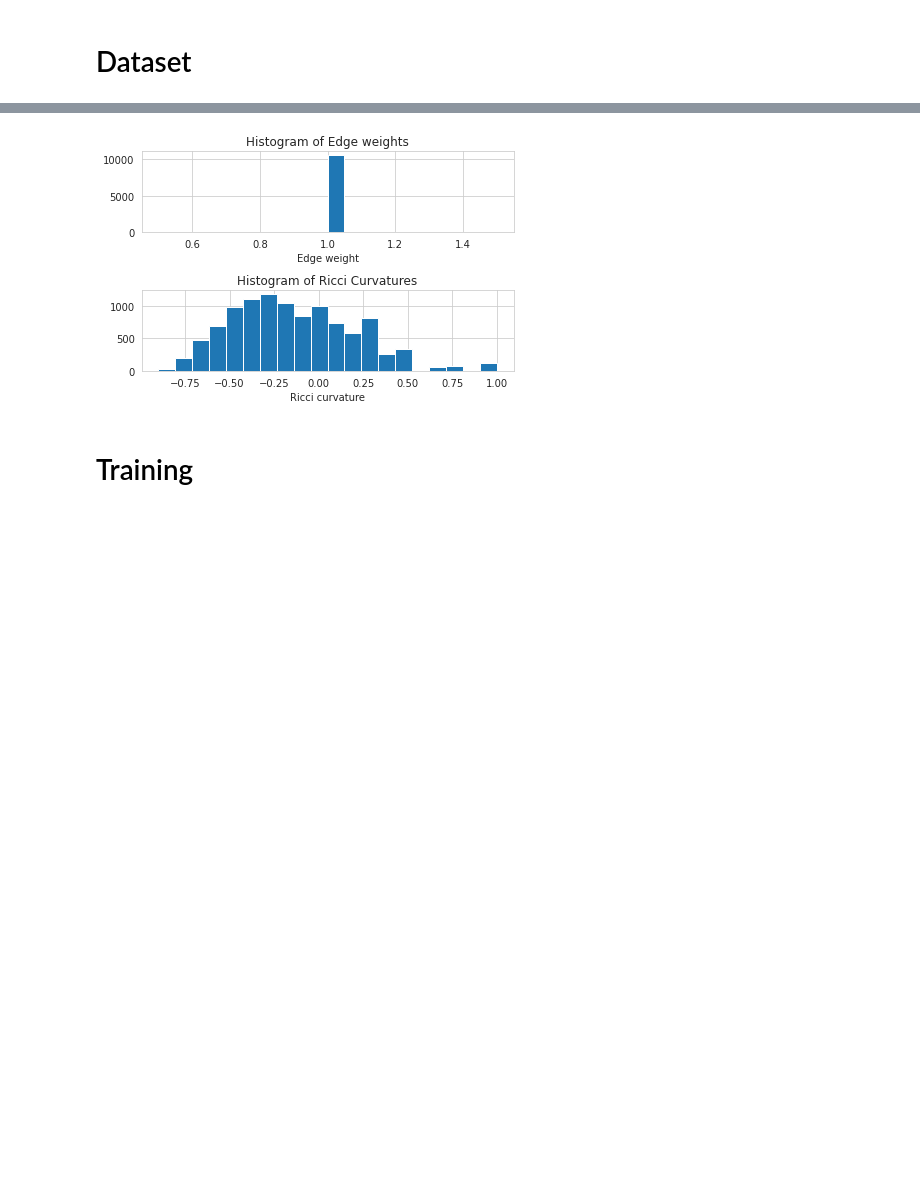
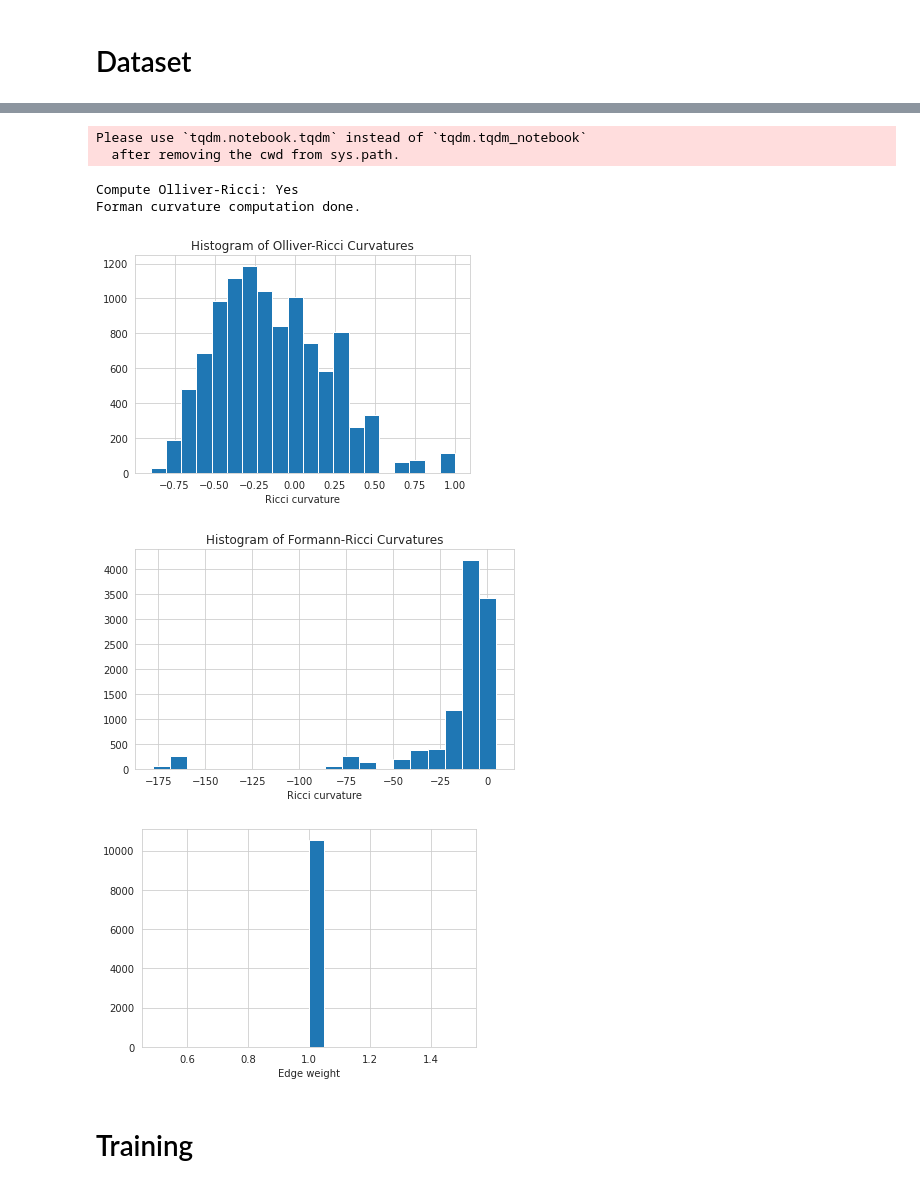
Before and after one commit to blufzzz/Discrete-Curvature-Graph-Classification, a Jupyter notebook: main.ipynb, the cells around one changed output, grey strips where cells are left out. Saved outputs shown, nothing was run; the diff lists cells and outputs as text; code cells hidden in the pictures; blank space fills up the shorter version.

```diff
--- a/main.ipynb
+++ b/main.ipynb
@@ -140,22 +193,0 @@ INFO:76.499043 secs for Ricci curvature computation.
-# %%
-def show_results(G):
-
-    # Plot the histogram of Ricci curvatures
-    plt.subplot(2, 1, 2)
-    ricci_curvtures = nx.get_edge_attributes(G, "ricciCurvature").values()
-    plt.hist(ricci_curvtures,bins=20)
-    plt.xlabel('Ricci curvature')
-    plt.title("Histogram of Ricci Curvatures")
-
-    # Plot the histogram of edge weights
-    plt.subplot(2, 1, 1)
-    weights = nx.get_edge_attributes(G, "weight").values()
-    plt.hist(weights,bins=20)
-    plt.xlabel('Edge weight')
-    plt.title("Histogram of Edge weights")
-
-    plt.tight_layout()
-
-show_results(G_orc)
-# %% [output]
-[figure, removed]
@@ -166,3 +212,57 @@ data_0_ric = from_networkx(data_0_nx_ric)
+# %%
+edge_weight_types = ['one', 'euclidean', 'manhattan']
+edge_weight_type = 'one'
+
+for edge in tqdm_notebook(data_nx.edges):
+    if edge_weight_type == 'one':
+        data_nx[edge[0]][edge[1]]['weight'] = 1.
+    elif edge_weight_type == 'euclidean':
+        data_nx[edge[0]][edge[1]]['weight'] = torch.norm(torch.tensor(data_nx.nodes[edge[0]]['x']) -\
+                                                         torch.tensor(data_nx.nodes[edge[1]]['x']), p=2 )
+    elif edge_weight_type == 'manhattan':
+        data_nx[edge[0]][edge[1]]['weight'] = torch.norm(torch.tensor(data_nx.nodes[edge[0]]['x']) -\
+                                                         torch.tensor(data_nx.nodes[edge[1]]['x']), p=1)
+    else:
+      raise KeyError('Wrong `edge_weight_type`')
+# %% [output]
+Please use `tqdm.notebook.tqdm` instead of `tqdm.tqdm_notebook`
+  after removing the cwd from sys.path.
+# %%
+compute_olliver_ricci = data.edge_index.shape[1] < 20*1e3
+print('Compute Olliver-Ricci:', 'Yes' if compute_olliver_ricci else 'No')
+
+if compute_olliver_ricci:
+    orc = OllivierRicci(data_nx, alpha=0.5, verbose="ERROR")
+    _ = orc.compute_ricci_curvature()
+    G_orc = orc.G.copy()
+    ricci_curvatures_olliver = nx.get_edge_attributes(G_orc, "ricciCurvature")
+    # plot
+    plt.figure()
+    plt.hist(ricci_curvatures_olliver.values(),bins=20)
+    plt.xlabel('Ricci curvature')
+    plt.title("Histogram of Olliver-Ricci Curvatures")
+
+G_frc = FormannCurvature(data_nx)
+ricci_curvatures_formann = nx.get_edge_attributes(G_frc, 'formanCurvature')
+# plot
+plt.figure()
+plt.hist(ricci_curvatures_formann.values(),bins=20)
+plt.xlabel('Ricci curvature')
+plt.title("Histogram of Formann-Ricci Curvatures")
+plt.tight_layout()
+
+edges_weights =  nx.get_edge_attributes(data_nx, "weight")
+# plot
+plt.figure()
+plt.hist(edges_weights.values(),bins=20)
+plt.xlabel('Edge weight')
+plt.show()
+# %% [output]
+Compute Olliver-Ricci: Yes
+Forman curvature computation done.
+[figure, added]
+[figure, added]
+[figure, added]
 # %% [markdown]
 # Training
 # %%
```
Also changed, not shown: parts of 18 cells of this notebook.
